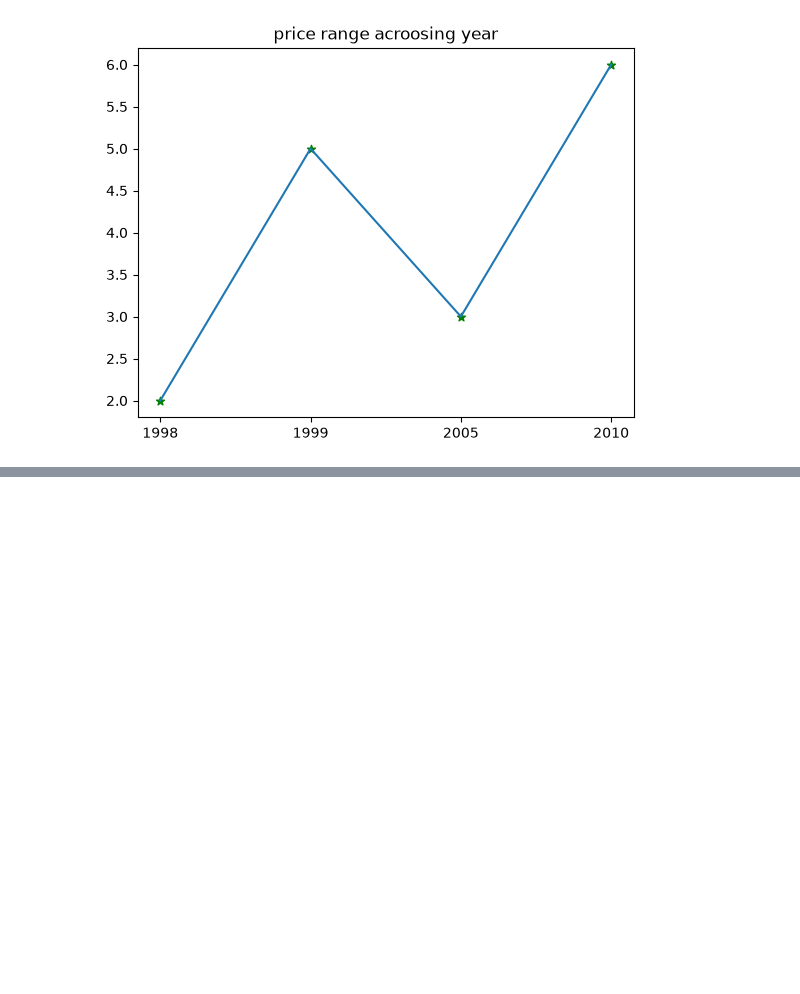
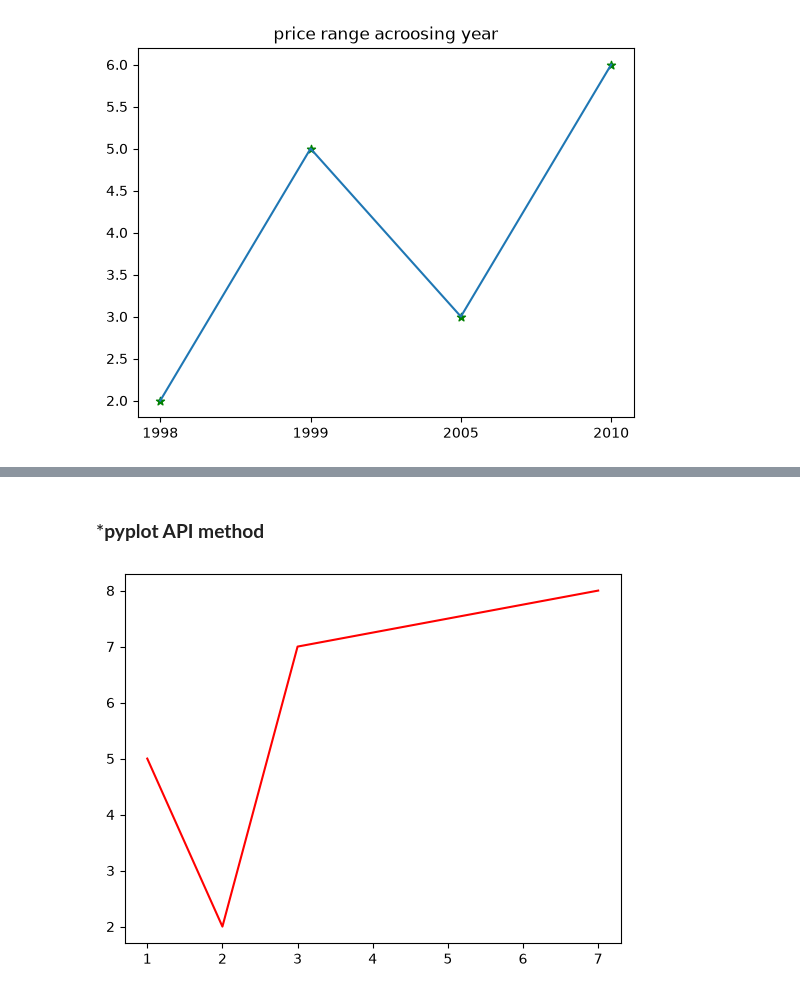
Before and after one commit to prasannadevi98/python_datalab, a Jupyter notebook: matplotlib.ipynb, the cells around one changed output, grey strips where cells are left out. Drawn from its saved outputs; the diff is of its cells as text; code cells hidden in the pictures; blank space fills up the shorter version.

```diff
--- a/matplotlib.ipynb
+++ b/matplotlib.ipynb
@@ -92,0 +110,10 @@ plt.show();
+# %% [markdown]
+### ***pyplot API method**
+# %%
+fig =plt.figure()
+ax= fig.add_subplot()
+
+ax.plot([1,2,3,7],[5,2,7,8,],c="r")
+plt.show();
+# %% [output]
+[figure, added]
```
Also changed, not shown: parts of 21 cells of this notebook.
